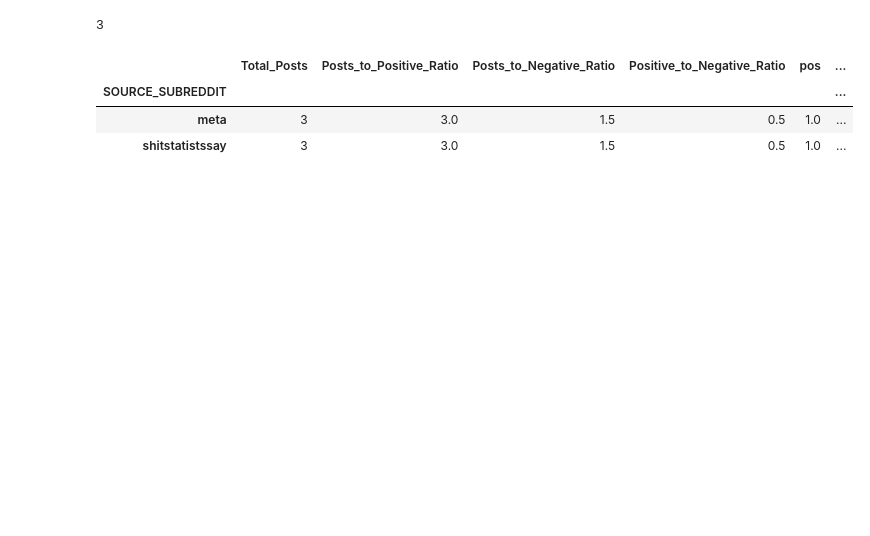
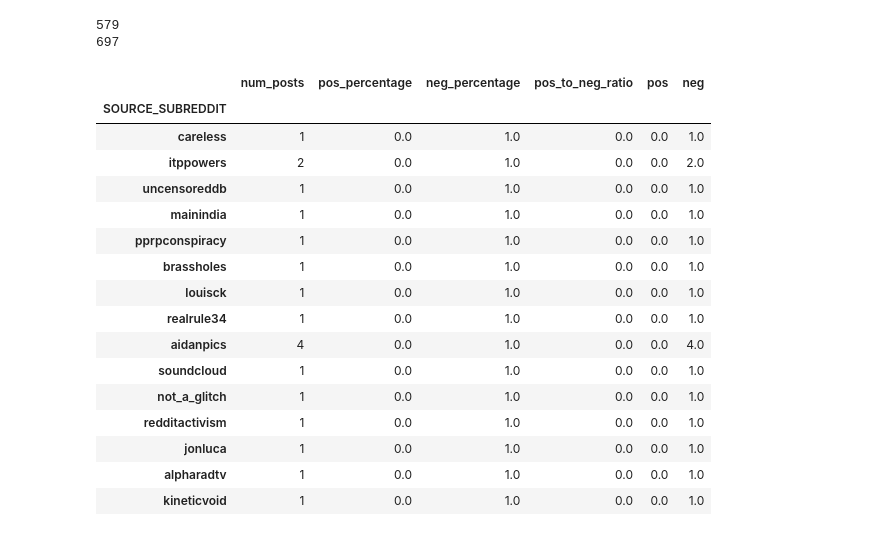
Before and after one commit to niceshice/DS4DH_Abg, a Jupyter notebook: EDA.ipynb, the cells around one changed output. Drawn from its saved outputs; the diff is of its cells as text; code cells hidden in the pictures; blank space fills up the shorter version.

```diff
--- a/EDA.ipynb
+++ b/EDA.ipynb
@@ -6,4 +6,4 @@ import seaborn as sns
 pd.set_option("display.max_rows", None)
 
 # Load the training dataset
-train_data = pd.read_csv('soc-redditHyperlinks-body-test.tsv', delimiter='\t')
+train_data = pd.read_csv('reddit_exploded.csv')
@@ -243,18 +259,16 @@ subreddit_stats_src = train_data.groupby('SOURCE_SUBREDDIT').agg({
 })
 
 # Rename the column for clarity
-subreddit_stats_src.columns = ['Total_Posts']
+subreddit_stats_src.columns = ['num_posts']
 
 # Calculate the ratio of total posts to positive sentiment (1)
-subreddit_stats_src['Posts_to_Positive_Ratio'] = subreddit_stats_src['Total_Posts'] / train_data[train_data['LINK_SENTIMENT'] == 1].groupby('SOURCE_SUBREDDIT')['LINK_SENTIMENT'].count()
+subreddit_stats_src['pos_percentage'] =  train_data[train_data['LINK_SENTIMENT'] == 1].groupby('SOURCE_SUBREDDIT')['LINK_SENTIMENT'].count() / subreddit_stats_src['num_posts']
 
 # Calculate the ratio of total posts to negative sentiment (-1)
-subreddit_stats_src['Posts_to_Negative_Ratio'] = subreddit_stats_src['Total_Posts'] / train_data[train_data['LINK_SENTIMENT'] == -1].groupby('SOURCE_SUBREDDIT')['LINK_SENTIMENT'].count()
+subreddit_stats_src['neg_percentage'] = train_data[train_data['LINK_SENTIMENT'] == -1].groupby('SOURCE_SUBREDDIT')['LINK_SENTIMENT'].count() / subreddit_stats_src['num_posts']
 
-subreddit_stats_src['Positive_to_Negative_Ratio'] = train_data[train_data['LINK_SENTIMENT'] == 1].groupby('SOURCE_SUBREDDIT')['LINK_SENTIMENT'].count() / train_data[train_data['LINK_SENTIMENT'] == -1].groupby('SOURCE_SUBREDDIT')['LINK_SENTIMENT'].count()
+subreddit_stats_src['pos_to_neg_ratio'] = train_data[train_data['LINK_SENTIMENT'] == 1].groupby('SOURCE_SUBREDDIT')['LINK_SENTIMENT'].count() / train_data[train_data['LINK_SENTIMENT'] == -1].groupby('SOURCE_SUBREDDIT')['LINK_SENTIMENT'].count()
 subreddit_stats_src['pos'] = train_data[train_data['LINK_SENTIMENT'] == 1].groupby('SOURCE_SUBREDDIT')['LINK_SENTIMENT'].count()
 subreddit_stats_src['neg'] = train_data[train_data['LINK_SENTIMENT'] == -1].groupby('SOURCE_SUBREDDIT')['LINK_SENTIMENT'].count()
 
 subreddit_stats_src.fillna(0, inplace=True)
-# Display the resulting statistics for each subreddit
-subreddit_stats_src.sample(n=15)
@@ -319,10 +428,28 @@ subreddit_stats_target.sample(n=15)
 # %%
-negative_subs_src = subreddit_stats_src[subreddit_stats_src['Positive_to_Negative_Ratio'] < 1 & (subreddit_stats_src['pos'] != 0) & (subreddit_stats_src['neg'] != 0)]
+# Negative ratio: 'pos' == 0 for pure, 'pos' != 0 for non-pure
+negative_subs_src = subreddit_stats_src[subreddit_stats_src['pos_to_neg_ratio'] < 1 & (subreddit_stats_src['pos'] == 0) & (subreddit_stats_src['neg'] != 0)]
+
+
 print(negative_subs_src.shape[0])
-negative_subs_src.sample(frac=0.5)
+print(negative_subs_src['num_posts'].sum())
+negative_subs_src.sample(n=15)
 # %% [output]
-3
+579
+697
-|  | Total_Posts | Posts_to_Positive_Ratio | Posts_to_Negative_Ratio | Positive_to_Negative_Ratio | pos | ... |
-| SOURCE_SUBREDDIT |  |  |  |  |  | ... |
-| meta | 3 | 3.0 | 1.5 | 0.5 | 1.0 | ... |
-| shitstatistssay | 3 | 3.0 | 1.5 | 0.5 | 1.0 | ... |
+|  | num_posts | pos_percentage | neg_percentage | pos_to_neg_ratio | pos | neg |
+| SOURCE_SUBREDDIT |  |  |  |  |  |  |
+| careless | 1 | 0.0 | 1.0 | 0.0 | 0.0 | 1.0 |
+| itppowers | 2 | 0.0 | 1.0 | 0.0 | 0.0 | 2.0 |
+| uncensoreddb | 1 | 0.0 | 1.0 | 0.0 | 0.0 | 1.0 |
+| mainindia | 1 | 0.0 | 1.0 | 0.0 | 0.0 | 1.0 |
+| pprpconspiracy | 1 | 0.0 | 1.0 | 0.0 | 0.0 | 1.0 |
+| brassholes | 1 | 0.0 | 1.0 | 0.0 | 0.0 | 1.0 |
+| louisck | 1 | 0.0 | 1.0 | 0.0 | 0.0 | 1.0 |
+| realrule34 | 1 | 0.0 | 1.0 | 0.0 | 0.0 | 1.0 |
+| aidanpics | 4 | 0.0 | 1.0 | 0.0 | 0.0 | 4.0 |
+| soundcloud | 1 | 0.0 | 1.0 | 0.0 | 0.0 | 1.0 |
+| not_a_glitch | 1 | 0.0 | 1.0 | 0.0 | 0.0 | 1.0 |
+| redditactivism | 1 | 0.0 | 1.0 | 0.0 | 0.0 | 1.0 |
+| jonluca | 1 | 0.0 | 1.0 | 0.0 | 0.0 | 1.0 |
+| alpharadtv | 1 | 0.0 | 1.0 | 0.0 | 0.0 | 1.0 |
+| kineticvoid | 1 | 0.0 | 1.0 | 0.0 | 0.0 | 1.0 |
```
Also changed, not shown: parts of 30 cells of this notebook, 2 other files.
